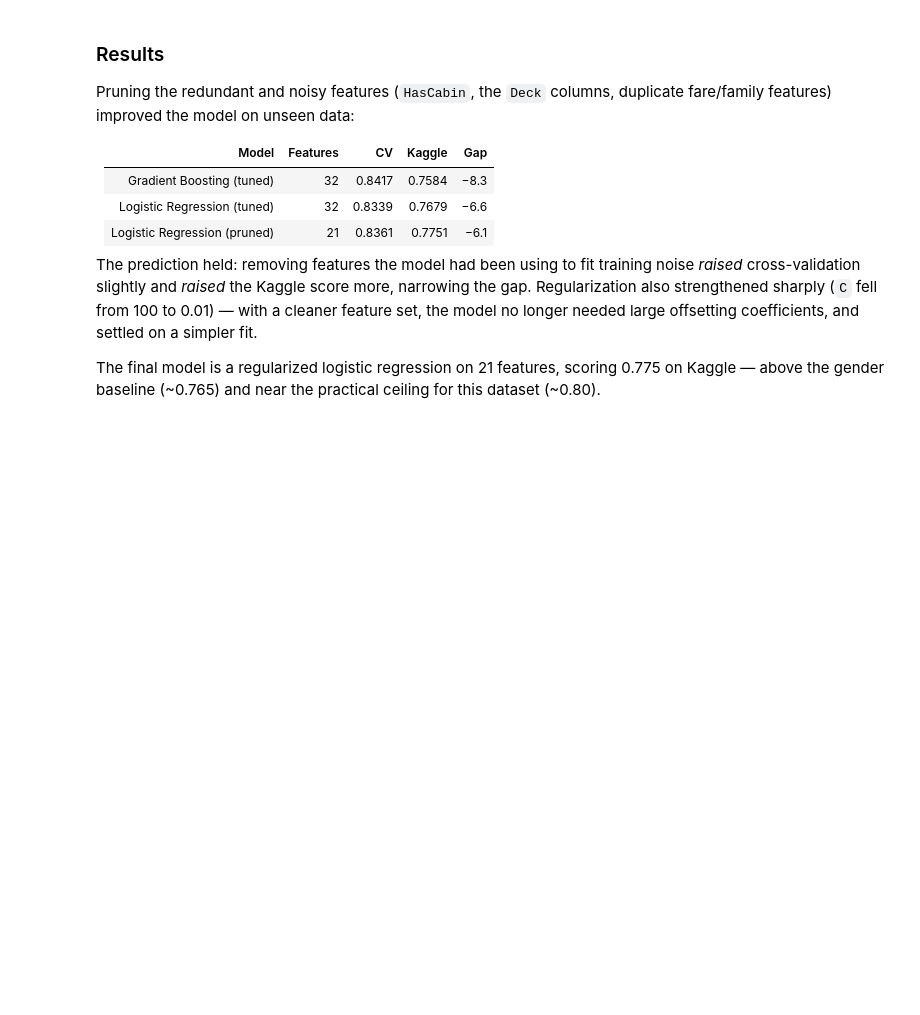
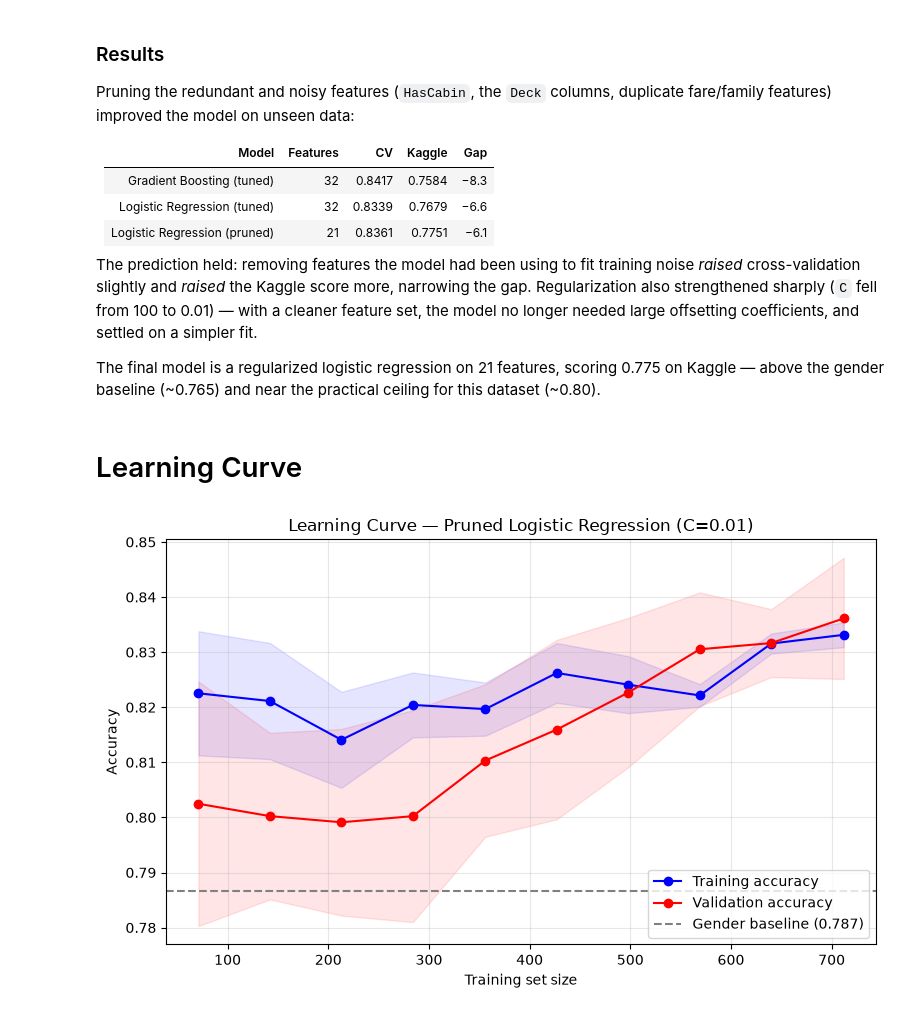
Before and after one commit to ManuelMota-lab/Titanic_kaggel_competition, a Jupyter notebook: titanic.ipynb, the cells around one changed output. Saved outputs shown, nothing was run; the diff lists cells and outputs as text; code cells hidden in the pictures; blank space fills up the shorter version.

```diff
--- a/titanic.ipynb
+++ b/titanic.ipynb
@@ -971,7 +961,7 @@ With logistic regression we can read each feature's signed weight directly: posi
 # %%
 # columns to drop: redundant / noisy per the coefficient analysis
 deck_cols = [c for c in X.columns if c.startswith('Deck_')]
-drop_features = ['Cabin', 'Fare', 'IsAlone'] + deck_cols
+drop_features = ['HasCabin', 'Fare', 'IsAlone'] + deck_cols
 
 X_pruned    = X.drop(columns=drop_features)
 test_pruned = test.drop(columns=drop_features)
@@ -1040,3 +1030,45 @@ Pruning the redundant and noisy features (`HasCabin`, the `Deck` columns, duplic
 The prediction held: removing features the model had been using to fit training noise *raised* cross-validation slightly and *raised* the Kaggle score more, narrowing the gap. Regularization also strengthened sharply (`C` fell from 100 to 0.01) — with a cleaner feature set, the model no longer needed large offsetting coefficients, and settled on a simpler fit.
 
 The final model is a regularized logistic regression on 21 features, scoring 0.775 on Kaggle — above the gender baseline (~0.765) and near the practical ceiling for this dataset (~0.80).
+# %% [markdown]
+# Learning Curve
+# %%
+best_lr_pipe = Pipeline([
+    ('scale', StandardScaler()),
+    ('lr', LogisticRegression(C=0.01, max_iter=1000))
+])
+
+train_sizes, train_scores, test_scores = learning_curve(
+    best_lr_pipe,
+    X_pruned,
+    y,
+    cv=cv,
+    scoring='accuracy',
+    train_sizes=np.linspace(0.1, 1.0, 10),  # 10 points from 10% to 100% of data
+    n_jobs=-1,
+    random_state=42
+)
+
+train_mean = np.mean(train_scores, axis=1)
+train_std = np.std(train_scores, axis=1)
+test_mean = np.mean(test_scores, axis=1)
+test_std = np.std(test_scores, axis=1)
+# %%
+plt.figure(figsize=(8, 5))
+plt.plot(train_sizes, train_mean, 'o-', color='blue', label='Training accuracy')
+plt.fill_between(train_sizes, train_mean - train_std, train_mean + train_std, alpha=0.1, color='blue')
+plt.plot(train_sizes, test_mean, 'o-', color='red', label='Validation accuracy')
+plt.fill_between(train_sizes, test_mean - test_std, test_mean + test_std, alpha=0.1, color='red')
+
+
+plt.axhline(y=0.7867, color='gray', linestyle='--', label='Gender baseline (0.787)')
+
+plt.xlabel('Training set size')
+plt.ylabel('Accuracy')
+plt.title('Learning Curve — Pruned Logistic Regression (C=0.01)')
+plt.legend(loc='lower right')
+plt.grid(True, alpha=0.3)
+plt.tight_layout()
+plt.show()
+# %% [output]
+[figure, added]
```
Also changed, not shown: parts of 11 cells of this notebook, 1 other file.
